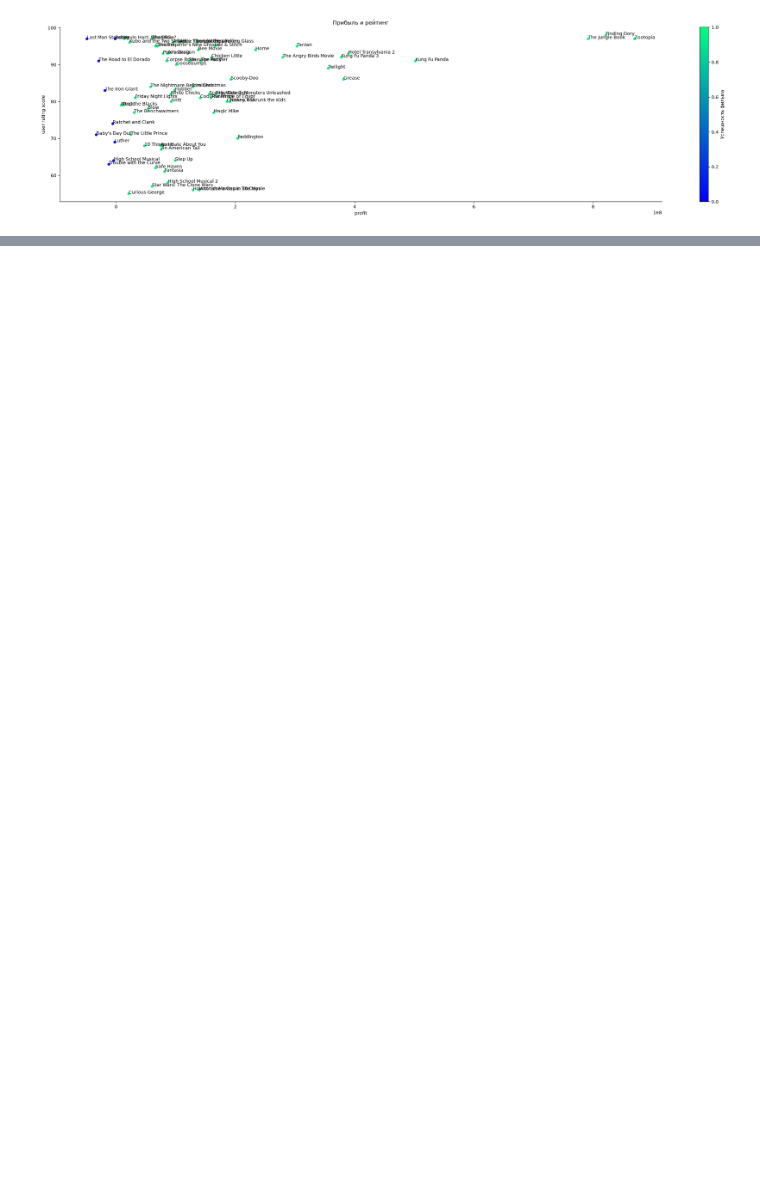
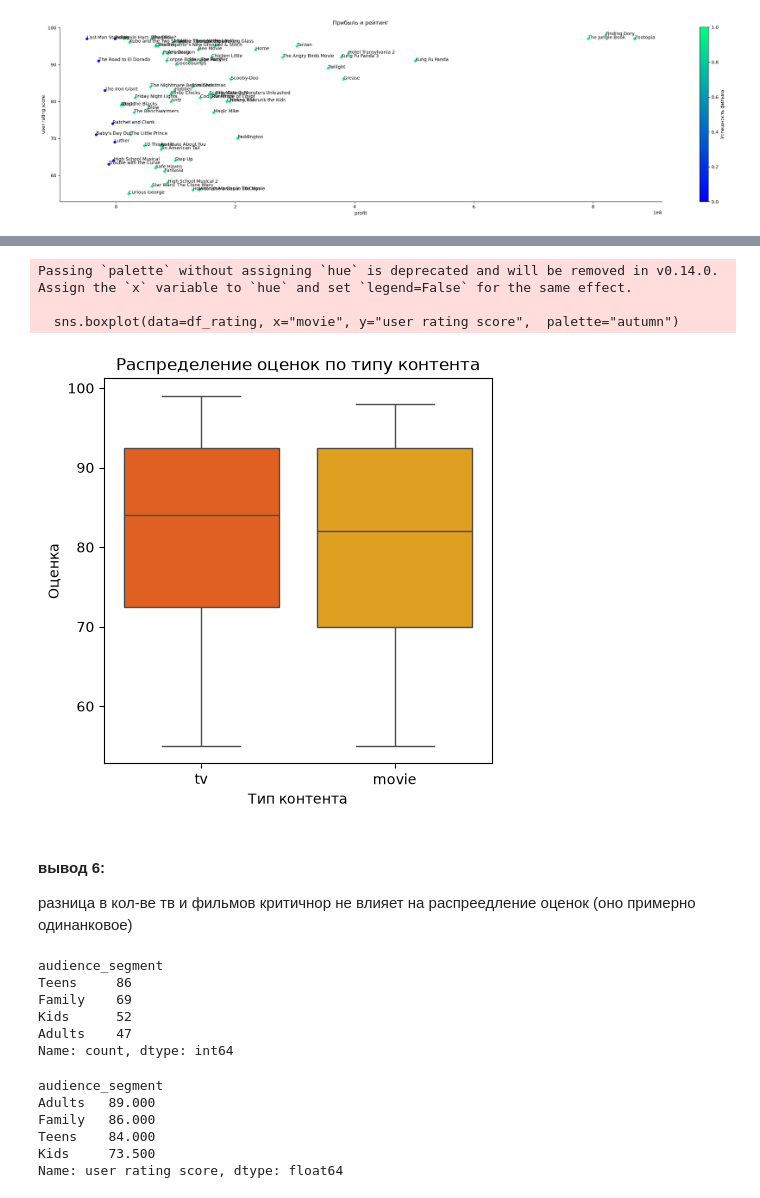
Before and after one commit to dtamendarov/MDS-EDA_Netflix, a Jupyter notebook: 02. Анализ оценок (Мария).ipynb, the cells around one changed output, grey strips where cells are left out. Cells and saved outputs as stored; diff of their text form; code cells hidden in the pictures; blank space fills up the shorter version.

```diff
--- a/02. Анализ оценок (Мария).ipynb
+++ b/02. Анализ оценок (Мария).ipynb
@@ -327,0 +385,35 @@ corr_data2.shape
+# %%
+fig, ax = plt.subplots(figsize=(5, 5))
+sns.boxplot(data=df_rating, x="movie", y="user rating score",  palette="autumn")
+plt.xticks([0, 1], ['tv', 'movie'])
+plt.title("Распределение оценок по типу контента")
+plt.xlabel("Тип контента")
+plt.ylabel("Оценка")
+plt.show()
+# %% [output]
+Passing `palette` without assigning `hue` is deprecated and will be removed in v0.14.0. Assign the `x` variable to `hue` and set `legend=False` for the same effect.
+
+  sns.boxplot(data=df_rating, x="movie", y="user rating score",  palette="autumn")
+[figure, added]
+# %% [markdown]
+#### вывод 6:
+разница в кол-ве тв и фильмов критичнор не влияет на распреедление оценок (оно примерно одинанковое)
+# %%
+df_rating['audience_segment'].value_counts()
+# %% [output]
+audience_segment
+Teens     86
+Family    69
+Kids      52
+Adults    47
+Name: count, dtype: int64
+# %%
+#т.к. еще не изучены выбросы, то можно лучше через медиану посмотреть оценки по сегменту аудитории
+df_rating.groupby("audience_segment")['user rating score'].median().sort_values(ascending=False)
+# %% [output]
+audience_segment
+Adults   89.000
+Family   86.000
+Teens    84.000
+Kids     73.500
+Name: user rating score, dtype: float64
```
Also changed, not shown: parts of 62 cells of this notebook.
